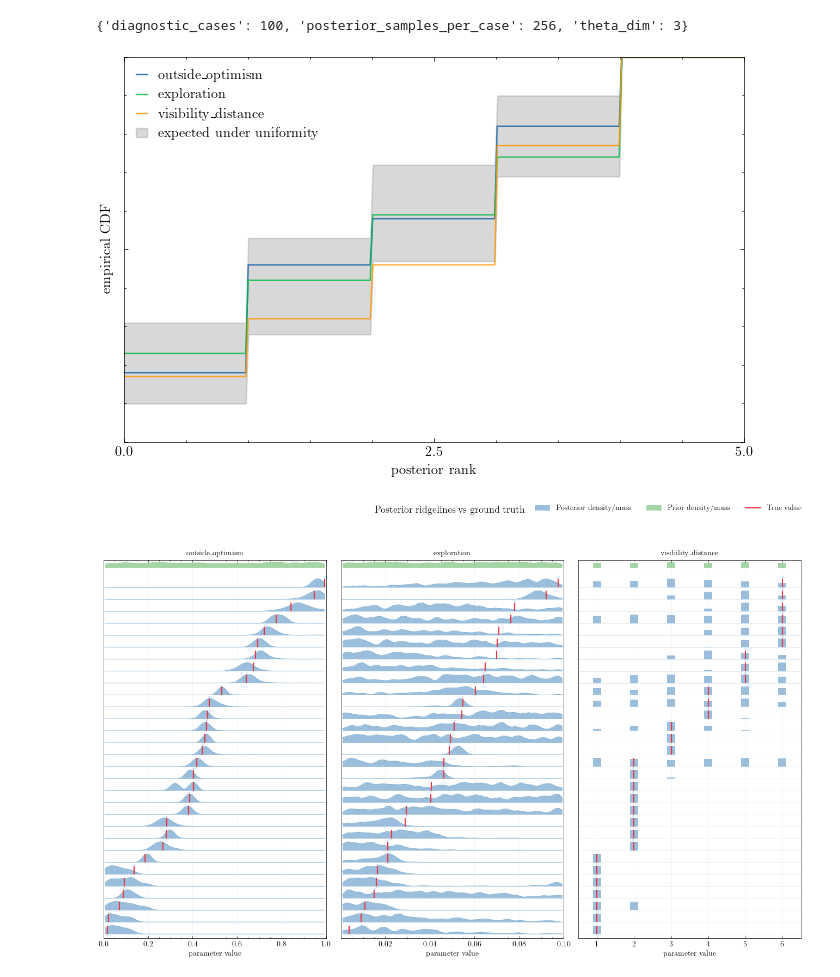
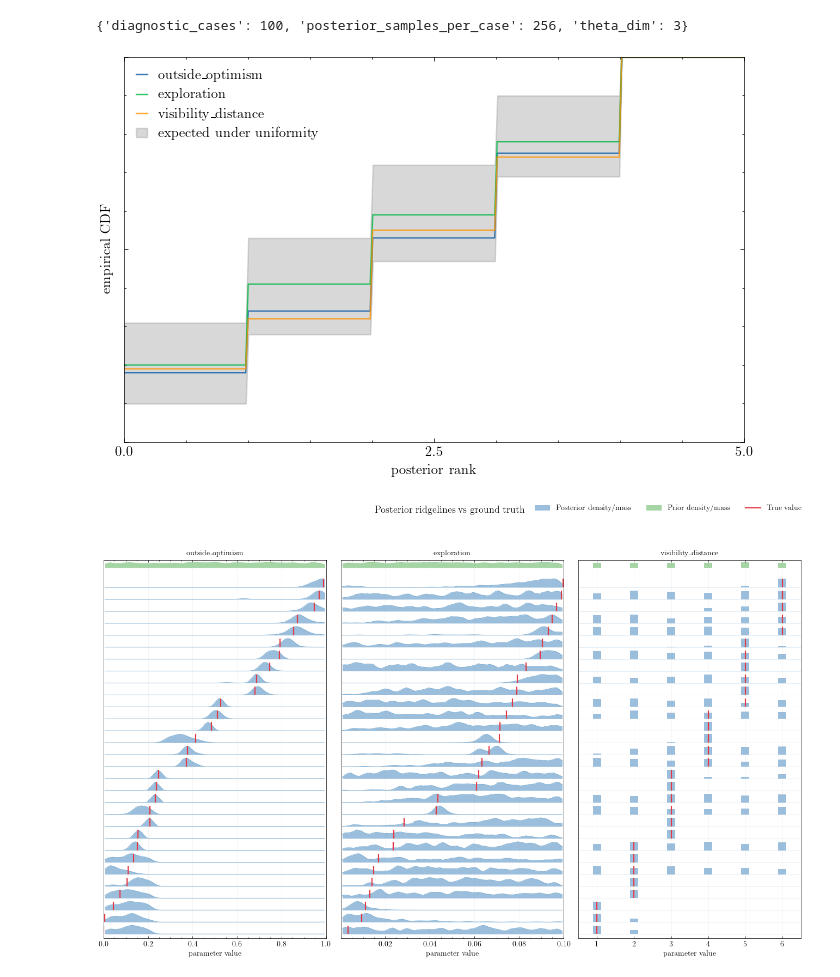
Before and after one commit to hdahmou/Network_creation, a Jupyter notebook: notebooks/posterior_parameter_recovery.ipynb, the cells around one changed output. Cells and saved outputs as stored; diff of their text form; code cells hidden in the pictures.

```diff
--- a/notebooks/posterior_parameter_recovery.ipynb
+++ b/notebooks/posterior_parameter_recovery.ipynb
@@ -54,7 +55,7 @@ from tqdm.auto import tqdm
 # %% [markdown]
 ## Config
 # %%
-ARTIFACT_DIR = "mnpe-20260521T143538Z"
+ARTIFACT_DIR = "mnpe-20260521T164000Z"
 
 N_RECOVERY_CASES = 1
 N_POSTERIOR_SAMPLES_PER_CASE = 1024
@@ -405,9 +406,27 @@ N_DIAGNOSTIC_POSTERIOR_SAMPLES_PER_CASE = 2**8
 rng = np.random.default_rng(SEED)
 requested_cases = N_DIAGNOSTIC_CASES
 n_cases = min(N_DIAGNOSTIC_CASES, diagnostic_data.theta.shape[0])
-diagnostic_indices = np.sort(
-    rng.choice(diagnostic_data.theta.shape[0], size=n_cases, replace=False)
+n_agents_column = list(metadata["dataset"]["x_names"]).index("n_agents")
+diagnostic_n_agents = (
+    diagnostic_data.x[:, 0, n_agents_column]
+    if diagnostic_data.x.ndim == 3
+    else diagnostic_data.x[:, n_agents_column]
 )
+n_agent_values, n_agent_groups = np.unique(diagnostic_n_agents, return_inverse=True)
+available_counts = np.bincount(n_agent_groups)
+target = available_counts * n_cases / diagnostic_data.theta.shape[0]
+target_counts = np.floor(target).astype(int)
+remainder = n_cases - int(target_counts.sum())
+if remainder:
+    target_counts[np.argsort(-(target - target_counts))[:remainder]] += 1
+diagnostic_indices = np.concatenate(
+    [
+        rng.choice(np.flatnonzero(n_agent_groups == group), size=count, replace=False)
+        for group, count in enumerate(target_counts)
+        if count
+    ]
+).astype(np.int64)
+rng.shuffle(diagnostic_indices)
 diagnostic_subset = DiagnosticData(
     theta=decode_discrete_theta_samples(
         diagnostic_data.theta[diagnostic_indices], metadata
@@ -449,22 +468,33 @@ display(
 # %% [output]
 {'diagnostic_cases': 100, 'posterior_samples_per_case': 256, 'theta_dim': 3}
 # %%
+def sbc_cdf_num_bins(n_cases, minimum=5):
+    n_cases = int(n_cases)
+    if n_cases <= 0:
+        return 1
+    return min(n_cases, max(minimum, n_cases // 20))
+
+
 ranks = marginal_sbc_ranks(
     artifact,
     diagnostic_posterior_samples,
     diagnostic_subset.theta,
     seed=SEED,
 )
 coverage = {
     "ranks": ranks,
     "dap_samples": diagnostic_posterior_samples[:, 0, :],
     "num_posterior_samples": N_DIAGNOSTIC_POSTERIOR_SAMPLES_PER_CASE,
     "n_diagnostic_simulations": int(diagnostic_subset.theta.shape[0]),
 }
-fig, ax = plot_expected_coverage(artifact, coverage)
+fig, ax = plot_expected_coverage(
+    artifact,
+    coverage,
+    num_bins=sbc_cdf_num_bins(coverage["n_diagnostic_simulations"]),
+)
 plt.show()
 # %% [output]
-[figure, old version]
+[figure, new version]
 # %%
 ridgeline_count = 30
 fig = plot_posterior_ridgelines(
@@ -475,4 +505,4 @@ fig = plot_posterior_ridgelines(
 )
 plt.show()
 # %% [output]
-[figure, old version]
+[figure, new version]
```
Also changed, not shown: parts of 8 cells of this notebook, 2 other files.
